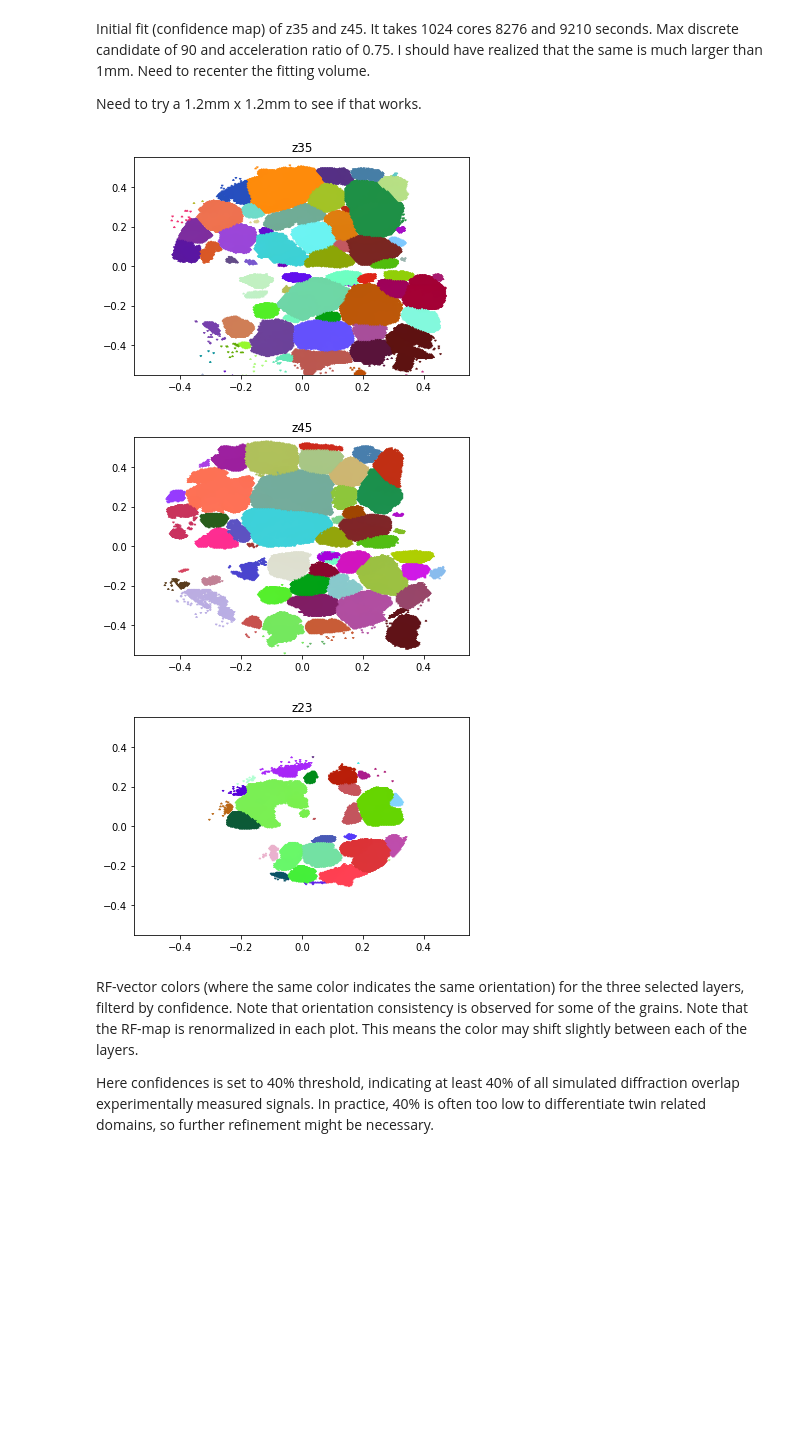
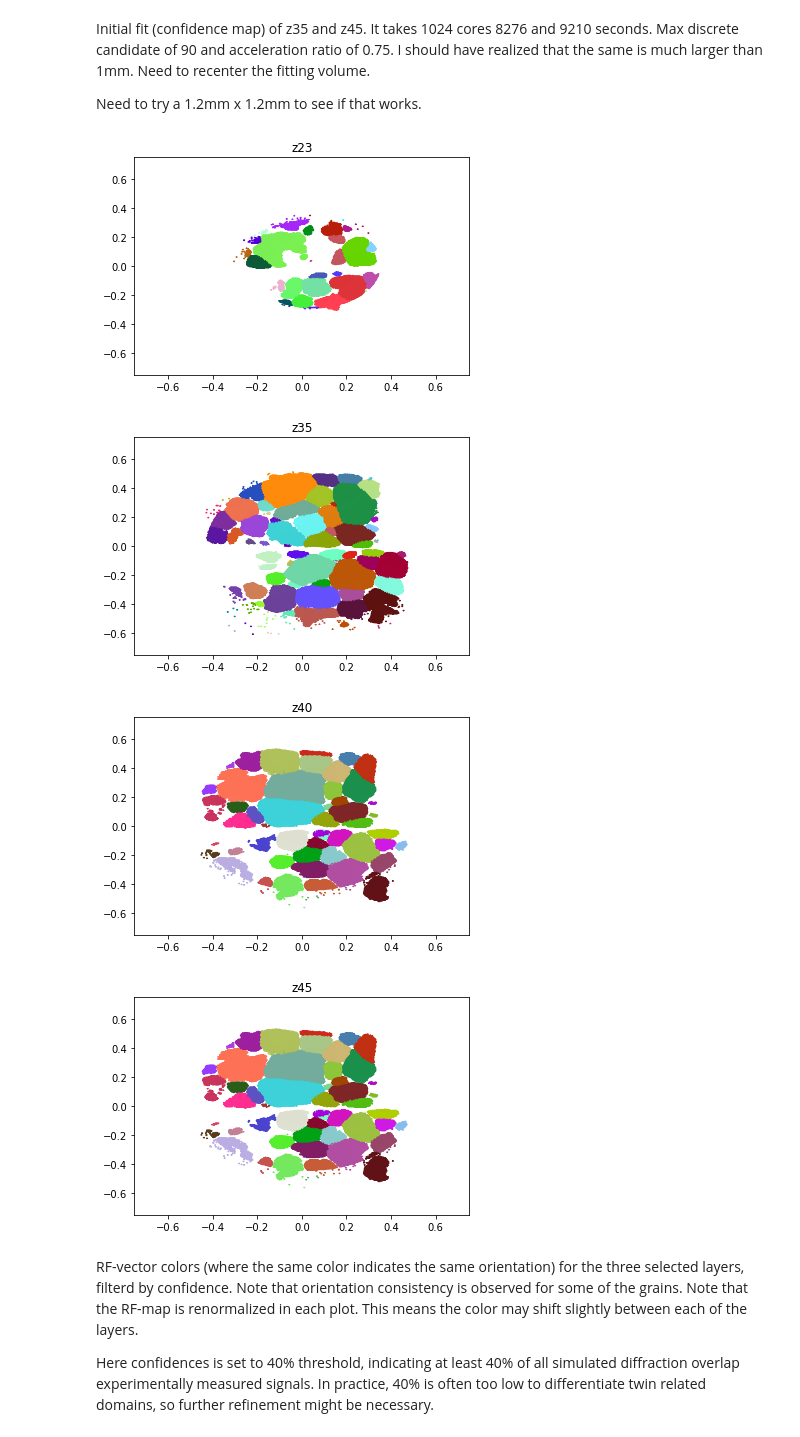
Before and after one commit to FrankieLi/Notebooks, a Jupyter notebook: Jake/pynotebook/Reduced Data Check.ipynb, the cells around one changed output. Cells and saved outputs as stored; diff of their text form; code cells hidden in the pictures; blank space fills up the shorter version.

```diff
--- a/Jake/pynotebook/Reduced Data Check.ipynb
+++ b/Jake/pynotebook/Reduced Data Check.ipynb
@@ -122,34 +129,43 @@ Need to try a 1.2mm x 1.2mm to see if that works.
 # %%
 import xdm_toolkit.xdm_plot as xplot
 import xdm_toolkit.xdm_io as xdm_io
 import matplotlib.pyplot as plt
 reload(xplot)
 plt.close('all')
+
+z23_path = '/Users/sfli/Consult/Spear_2017/Reconstruction/Mg/z23/Mg_z23.mic.LBFS'
+snp, sw = xdm_io.load_mic(z23_path)
+fig, ax, im = xplot.plot_mic(snp, sw, 3, 0.4)
+plt.axis([-0.75, 0.75, -0.75, 0.75])
+plt.title('z23')
+plt.show(block=False)
+
 z35_path = '/Users/sfli/Consult/Spear_2017/Reconstruction/Mg/z35/Mg_z35.mic.LBFS'
 snp, sw = xdm_io.load_mic(z35_path)
 fig, ax, im = xplot.plot_mic(snp, sw, 3, 0.4)
 # Show the actual plot
-plt.axis([-0.55, 0.55, -0.55, 0.55])
+plt.axis([-0.75, 0.75, -0.75, 0.75])
 plt.title('z35')
+plt.show(block=False)
+
+z40_path = '/Users/sfli/Consult/Spear_2017/Reconstruction/Mg/z40/Mg_z40.mic.LBFS'
+snp, sw = xdm_io.load_mic(z45_path)
+fig, ax, im = xplot.plot_mic(snp, sw, 3, 0.4)
+plt.axis([-0.75, 0.75, -0.75, 0.75])
+plt.title('z40')
 plt.show(block=False)
 
 z45_path = '/Users/sfli/Consult/Spear_2017/Reconstruction/Mg/z45/Mg_z45.mic.LBFS'
 snp, sw = xdm_io.load_mic(z45_path)
 fig, ax, im = xplot.plot_mic(snp, sw, 3, 0.4)
-plt.axis([-0.55, 0.55, -0.55, 0.55])
+plt.axis([-0.75, 0.75, -0.75, 0.75])
 plt.title('z45')
 plt.show(block=False)
-
-z23_path = '/Users/sfli/Consult/Spear_2017/Reconstruction/Mg/z23/Mg_z23.mic.LBFS'
-snp, sw = xdm_io.load_mic(z23_path)
-fig, ax, im = xplot.plot_mic(snp, sw, 3, 0.4)
-plt.axis([-0.55, 0.55, -0.55, 0.55])
-plt.title('z23')
-plt.show(block=False)
 # %% [output]
-[figure, old version]
+[figure, new version]
-[figure, old version]
+[figure, new version]
-[figure, old version]
+[figure, new version]
+[figure, added]
 # %% [markdown]
 RF-vector colors (where the same color indicates the same orientation) for the three selected layers, filterd by confidence. Note that orientation consistency is observed for some of the grains. Note that the RF-map is renormalized in each plot. This means the color may shift slightly between each of the layers.
 
```
Also changed, not shown: parts of 2 cells of this notebook.
